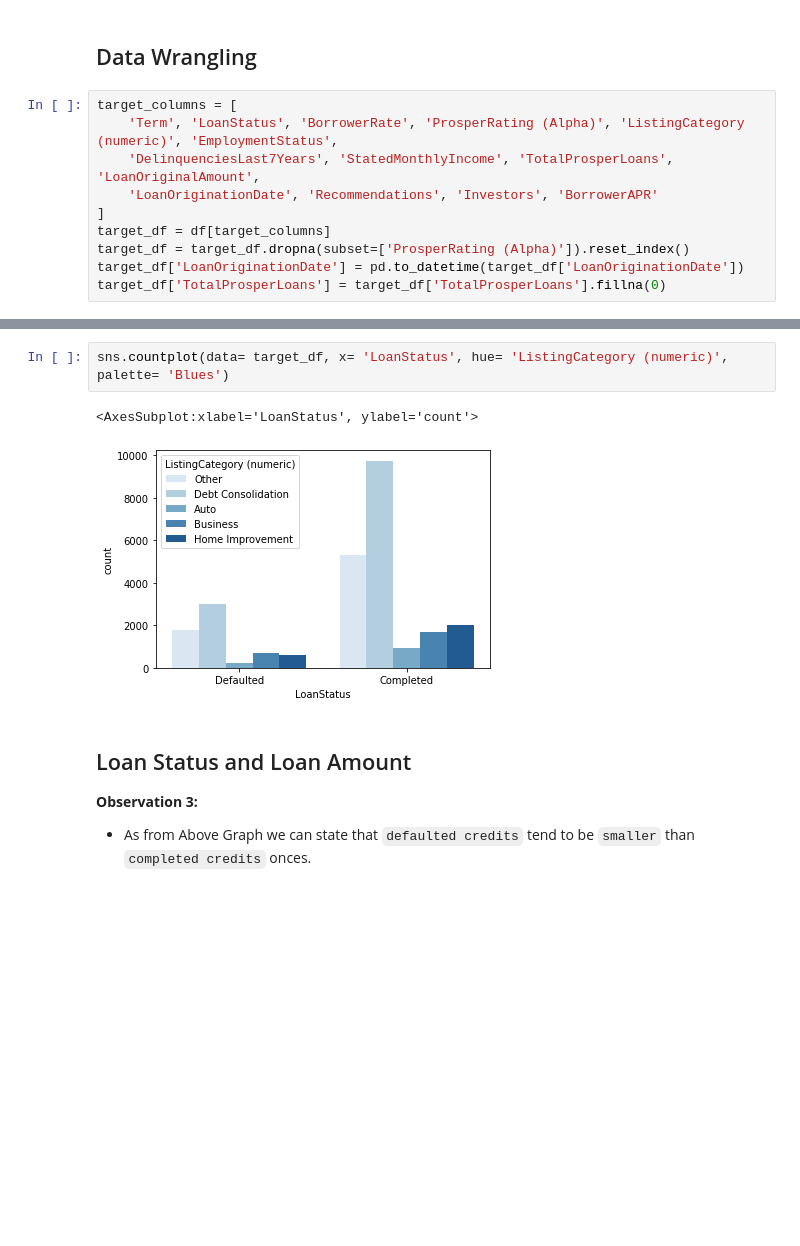
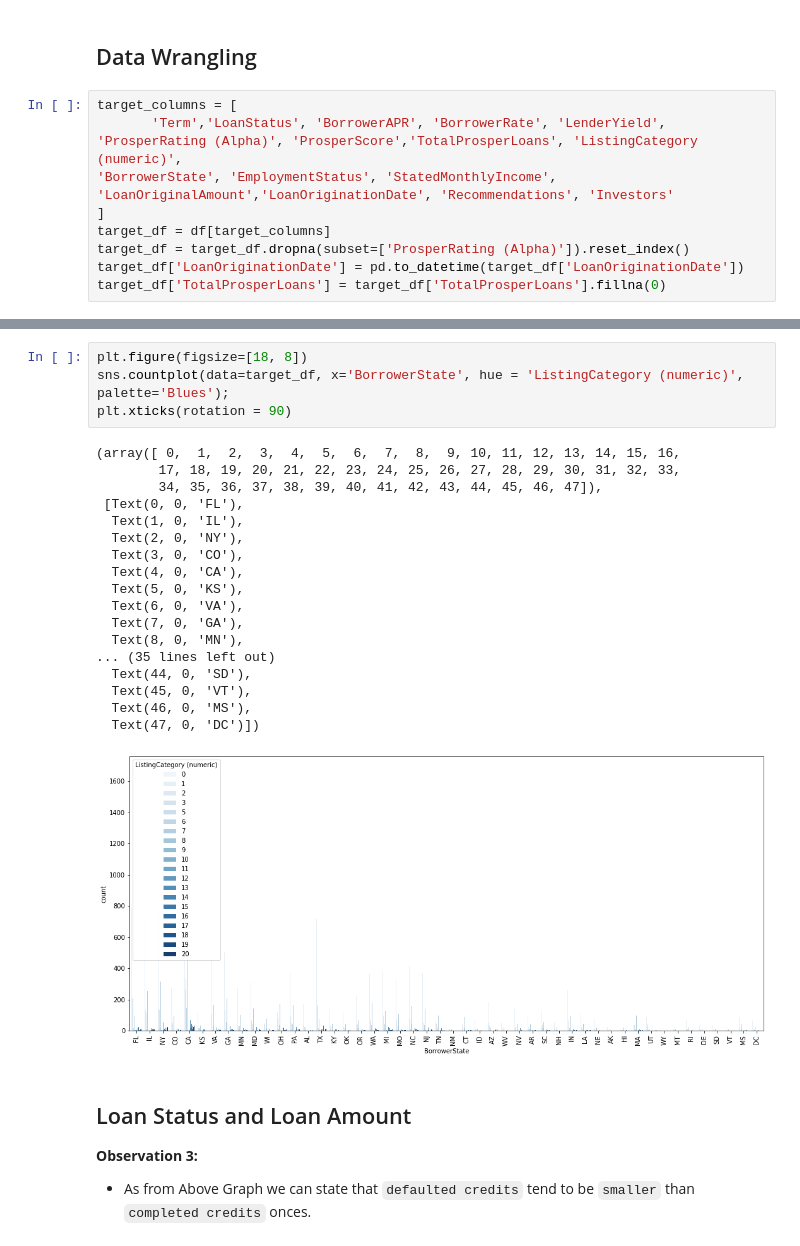
Before and after one commit to NgweBecky/Communicate-data-findings, a Jupyter notebook: Part_II_slide_deck.ipynb, the cells around one changed output, grey strips where cells are left out. Cells and saved outputs as stored; diff of their text form; blank space fills up the shorter version.

Commit message:
updates on communicate data findings

```diff
--- a/Part_II_slide_deck.ipynb
+++ b/Part_II_slide_deck.ipynb
@@ -32,9 +32,8 @@ base_color = sns.color_palette()[0]
 ## Data Wrangling
 # %%
 target_columns = [
-    'Term', 'LoanStatus', 'BorrowerRate', 'ProsperRating (Alpha)', 'ListingCategory (numeric)', 'EmploymentStatus',
-    'DelinquenciesLast7Years', 'StatedMonthlyIncome', 'TotalProsperLoans', 'LoanOriginalAmount',
-    'LoanOriginationDate', 'Recommendations', 'Investors', 'BorrowerAPR'
+       'Term','LoanStatus', 'BorrowerAPR', 'BorrowerRate', 'LenderYield', 'ProsperRating (Alpha)', 'ProsperScore','TotalProsperLoans', 'ListingCategory (numeric)',
+'BorrowerState', 'EmploymentStatus', 'StatedMonthlyIncome', 'LoanOriginalAmount','LoanOriginationDate', 'Recommendations', 'Investors'
 ]
 target_df = df[target_columns]
 target_df = target_df.dropna(subset=['ProsperRating (Alpha)']).reset_index()
@@ -109,8 +149,26 @@ sns.countplot(data = target_df, x = 'LoanStatus', hue = 'ProsperRating (Alpha)',
 # %%
-sns.countplot(data= target_df, x= 'LoanStatus', hue= 'ListingCategory (numeric)', palette= 'Blues')
+plt.figure(figsize=[18, 8])
+sns.countplot(data=target_df, x='BorrowerState', hue = 'ListingCategory (numeric)', palette='Blues');
+plt.xticks(rotation = 90)
 # %% [output]
-<AxesSubplot:xlabel='LoanStatus', ylabel='count'>
+(array([ 0,  1,  2,  3,  4,  5,  6,  7,  8,  9, 10, 11, 12, 13, 14, 15, 16,
+        17, 18, 19, 20, 21, 22, 23, 24, 25, 26, 27, 28, 29, 30, 31, 32, 33,
+        34, 35, 36, 37, 38, 39, 40, 41, 42, 43, 44, 45, 46, 47]),
+ [Text(0, 0, 'FL'),
+  Text(1, 0, 'IL'),
+  Text(2, 0, 'NY'),
+  Text(3, 0, 'CO'),
+  Text(4, 0, 'CA'),
+  Text(5, 0, 'KS'),
+  Text(6, 0, 'VA'),
+  Text(7, 0, 'GA'),
+  Text(8, 0, 'MN'),
+... (35 lines left out)
+  Text(44, 0, 'SD'),
+  Text(45, 0, 'VT'),
+  Text(46, 0, 'MS'),
+  Text(47, 0, 'DC')])
-[figure, old version]
+[figure, new version]
 # %% [markdown]
 ## Loan Status and Loan Amount
 **Observation 3:**
```
Also changed, not shown: parts of 27 cells of this notebook, 4 other files.
